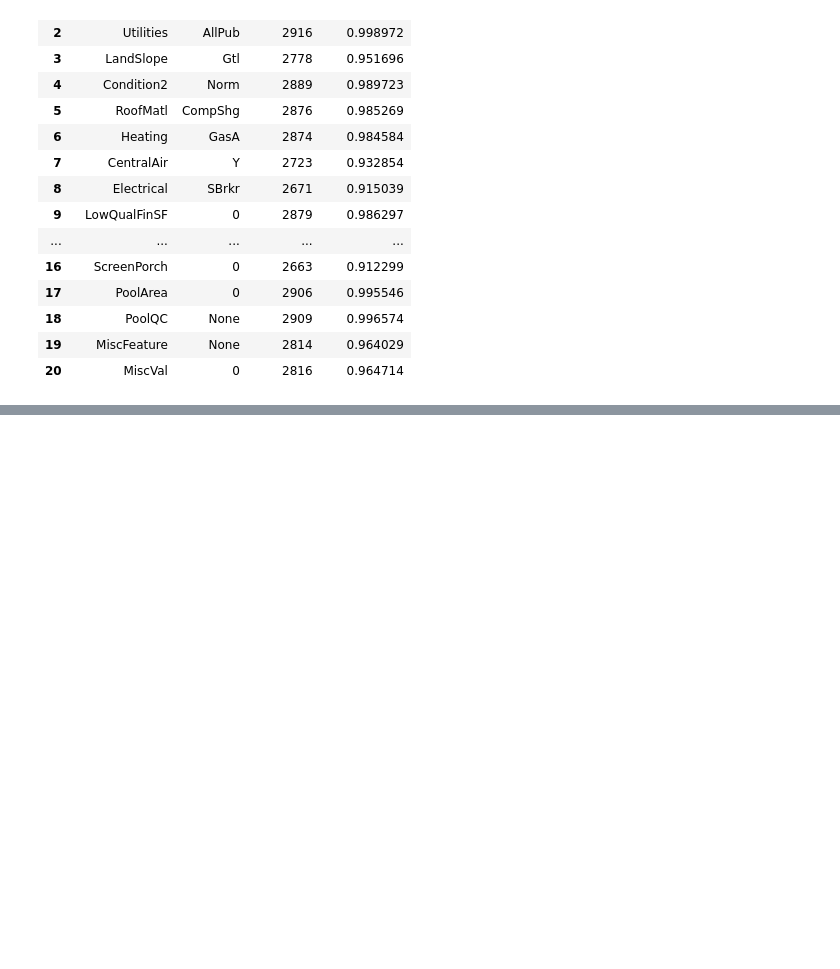
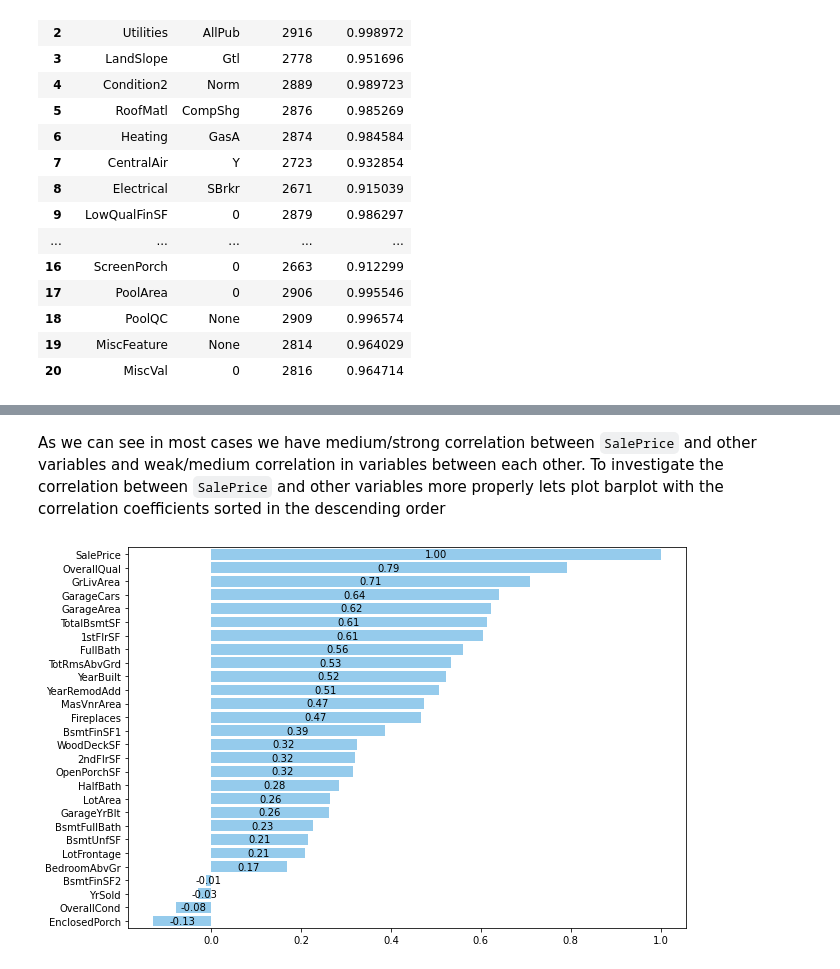
Before and after one commit to artsiom-bury/house-prices, a Jupyter notebook: House prices.ipynb, the cells around one changed output, grey strips where cells are left out. Drawn from its saved outputs; the diff is of its cells as text; code cells hidden in the pictures; blank space fills up the shorter version.

```diff
--- a/House prices.ipynb
+++ b/House prices.ipynb
@@ -182,0 +165,10 @@ Here will be an explarotary analysis
+# %% [markdown]
+As we can see in most cases we have medium/strong correlation between <code>SalePrice</code> and other variables and weak/medium correlation in variables between each other. To investigate the correlation between <code>SalePrice</code> and other variables more properly lets plot barplot with the correlation coefficients sorted in the descending order
+# %%
+fig, ax = plt.subplots(figsize=(10,7))
+df = train.corr()['SalePrice'].sort_values(ascending=False)
+sns.barplot(y = df.index, x = df.values, color = 'lightskyblue', ax = ax)
+ax.bar_label(ax.containers[-1], fmt='%.2f', label_type='center')
+plt.show()
+# %% [output]
+[figure, added]
```
Also changed, not shown: parts of 31 cells of this notebook.
